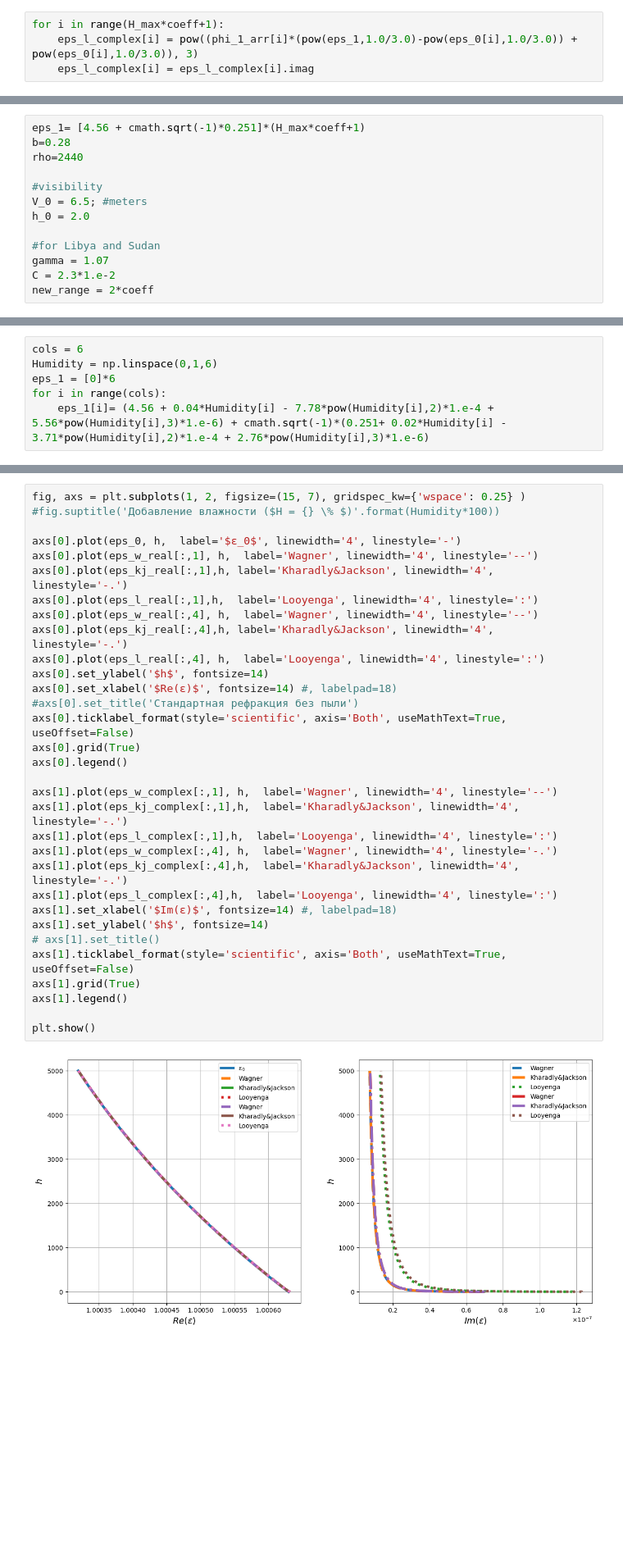
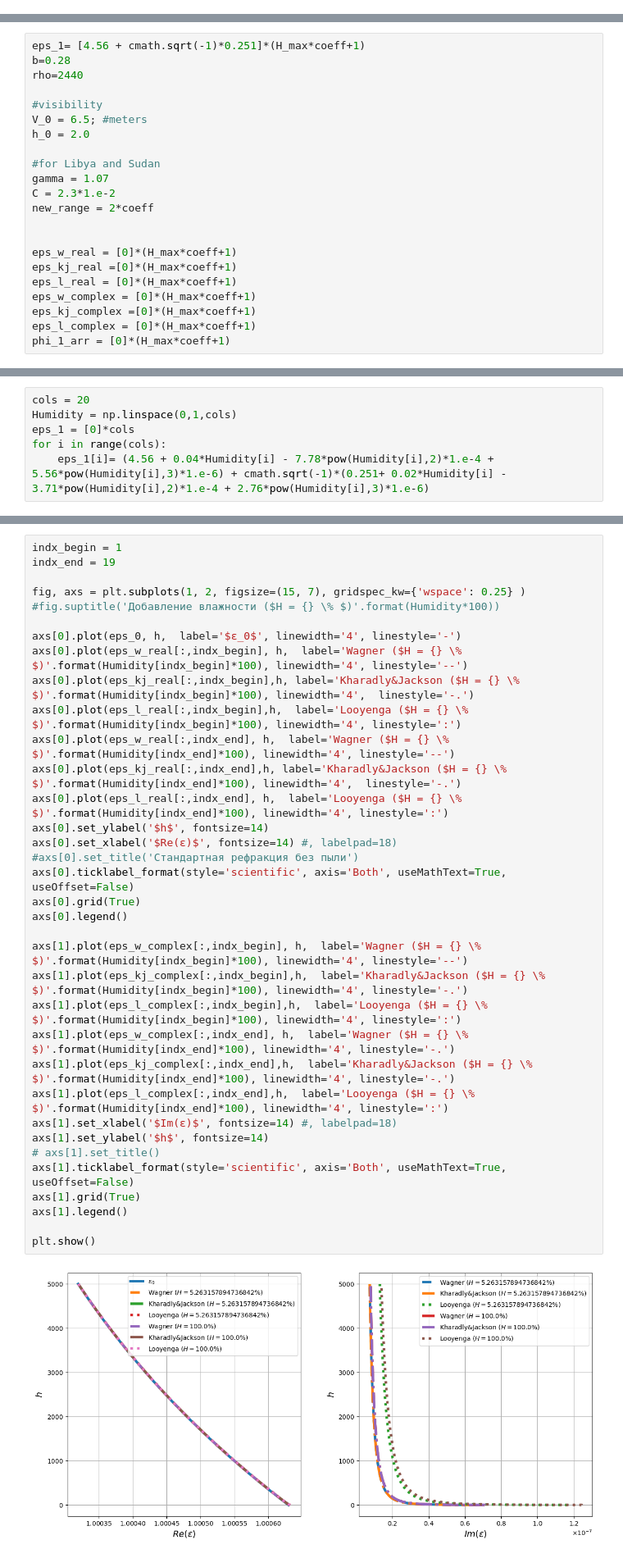
Before and after one commit to Margo-10/pe_radiowaves, a Jupyter notebook: pe_radiowaves.ipynb, the cells around one changed output, grey strips where cells are left out. Shown at 82% size. Saved outputs shown, nothing was run; the diff lists cells and outputs as text; blank space fills up the shorter version.

```diff
--- a/pe_radiowaves.ipynb
+++ b/pe_radiowaves.ipynb
@@ -185,4 +162,0 @@ for i in range(H_max*coeff+1):
-# %%
-for i in range(H_max*coeff+1):
-    eps_l_complex[i] = pow((phi_1_arr[i]*(pow(eps_1,1.0/3.0)-pow(eps_0[i],1.0/3.0)) + pow(eps_0[i],1.0/3.0)), 3)
-    eps_l_complex[i] = eps_l_complex[i].imag
@@ -230,6 +176,15 @@ h_0 = 2.0
 gamma = 1.07
 C = 2.3*1.e-2
 new_range = 2*coeff
+
+
+eps_w_real = [0]*(H_max*coeff+1)
+eps_kj_real =[0]*(H_max*coeff+1)
+eps_l_real = [0]*(H_max*coeff+1)
+eps_w_complex = [0]*(H_max*coeff+1)
+eps_kj_complex =[0]*(H_max*coeff+1)
+eps_l_complex = [0]*(H_max*coeff+1)
+phi_1_arr = [0]*(H_max*coeff+1)
 # %%
 for i in range(H_max*coeff+1):
     if i<new_range :
@@ -324,9 +279,9 @@ plt.show()
 
 <span style="font-size: 48px;">Calculations for various models with φ₁ = φ₁(h) (adding dependence on humidity)</span>
 # %%
-cols = 6
-Humidity = np.linspace(0,1,6)
-eps_1 = [0]*6
+cols = 20
+Humidity = np.linspace(0,1,cols)
+eps_1 = [0]*cols
 for i in range(cols):
     eps_1[i]= (4.56 + 0.04*Humidity[i] - 7.78*pow(Humidity[i],2)*1.e-4 + 5.56*pow(Humidity[i],3)*1.e-6) + cmath.sqrt(-1)*(0.251+ 0.02*Humidity[i] - 3.71*pow(Humidity[i],2)*1.e-4 + 2.76*pow(Humidity[i],3)*1.e-6)
 # %%
@@ -367,38 +322,41 @@ for i in range(H_max * coeff + 1):
         eps_l_complex[i][j] = (pow((phi_1_arr[i]*(pow(eps_1[j],1.0/3.0)-pow(eps_0[i],1.0/3.0)) + pow(eps_0[i],1.0/3.0)), 3))
 eps_l_complex= np.imag(eps_l_complex)
 # %%
+indx_begin = 1
+indx_end = 19
+
 fig, axs = plt.subplots(1, 2, figsize=(15, 7), gridspec_kw={'wspace': 0.25} )
 #fig.suptitle('Добавление влажности ($H = {} \% $)'.format(Humidity*100))
 
 axs[0].plot(eps_0, h,  label='$ε_0$', linewidth='4', linestyle='-')
-axs[0].plot(eps_w_real[:,1], h,  label='Wagner', linewidth='4', linestyle='--')
-axs[0].plot(eps_kj_real[:,1],h, label='Kharadly&Jackson', linewidth='4',  linestyle='-.')
-axs[0].plot(eps_l_real[:,1],h,  label='Looyenga', linewidth='4', linestyle=':')
-axs[0].plot(eps_w_real[:,4], h,  label='Wagner', linewidth='4', linestyle='--')
-axs[0].plot(eps_kj_real[:,4],h, label='Kharadly&Jackson', linewidth='4',  linestyle='-.')
-axs[0].plot(eps_l_real[:,4], h,  label='Looyenga', linewidth='4', linestyle=':')
+axs[0].plot(eps_w_real[:,indx_begin], h,  label='Wagner ($H = {} \% $)'.format(Humidity[indx_begin]*100), linewidth='4', linestyle='--')
+axs[0].plot(eps_kj_real[:,indx_begin],h, label='Kharadly&Jackson ($H = {} \% $)'.format(Humidity[indx_begin]*100), linewidth='4',  linestyle='-.')
+axs[0].plot(eps_l_real[:,indx_begin],h,  label='Looyenga ($H = {} \% $)'.format(Humidity[indx_begin]*100), linewidth='4', linestyle=':')
+axs[0].plot(eps_w_real[:,indx_end], h,  label='Wagner ($H = {} \% $)'.format(Humidity[indx_end]*100), linewidth='4', linestyle='--')
+axs[0].plot(eps_kj_real[:,indx_end],h, label='Kharadly&Jackson ($H = {} \% $)'.format(Humidity[indx_end]*100), linewidth='4',  linestyle='-.')
+axs[0].plot(eps_l_real[:,indx_end], h,  label='Looyenga ($H = {} \% $)'.format(Humidity[indx_end]*100), linewidth='4', linestyle=':')
 axs[0].set_ylabel('$h$', fontsize=14)
 axs[0].set_xlabel('$Re(ε)$', fontsize=14) #, labelpad=18)
 #axs[0].set_title('Стандартная рефракция без пыли')
 axs[0].ticklabel_format(style='scientific', axis='Both', useMathText=True, useOffset=False)
 axs[0].grid(True)
 axs[0].legend()
 
-axs[1].plot(eps_w_complex[:,1], h,  label='Wagner', linewidth='4', linestyle='--')
-axs[1].plot(eps_kj_complex[:,1],h,  label='Kharadly&Jackson', linewidth='4', linestyle='-.')
-axs[1].plot(eps_l_complex[:,1],h,  label='Looyenga', linewidth='4', linestyle=':')
-axs[1].plot(eps_w_complex[:,4], h,  label='Wagner', linewidth='4', linestyle='-.')
-axs[1].plot(eps_kj_complex[:,4],h,  label='Kharadly&Jackson', linewidth='4', linestyle='-.')
-axs[1].plot(eps_l_complex[:,4],h,  label='Looyenga', linewidth='4', linestyle=':')
+axs[1].plot(eps_w_complex[:,indx_begin], h,  label='Wagner ($H = {} \% $)'.format(Humidity[indx_begin]*100), linewidth='4', linestyle='--')
+axs[1].plot(eps_kj_complex[:,indx_begin],h,  label='Kharadly&Jackson ($H = {} \% $)'.format(Humidity[indx_begin]*100), linewidth='4', linestyle='-.')
+axs[1].plot(eps_l_complex[:,indx_begin],h,  label='Looyenga ($H = {} \% $)'.format(Humidity[indx_begin]*100), linewidth='4', linestyle=':')
+axs[1].plot(eps_w_complex[:,indx_end], h,  label='Wagner ($H = {} \% $)'.format(Humidity[indx_end]*100), linewidth='4', linestyle='-.')
+axs[1].plot(eps_kj_complex[:,indx_end],h,  label='Kharadly&Jackson ($H = {} \% $)'.format(Humidity[indx_end]*100), linewidth='4', linestyle='-.')
+axs[1].plot(eps_l_complex[:,indx_end],h,  label='Looyenga ($H = {} \% $)'.format(Humidity[indx_end]*100), linewidth='4', linestyle=':')
 axs[1].set_xlabel('$Im(ε)$', fontsize=14) #, labelpad=18)
 axs[1].set_ylabel('$h$', fontsize=14)
 # axs[1].set_title()
 axs[1].ticklabel_format(style='scientific', axis='Both', useMathText=True, useOffset=False)
 axs[1].grid(True)
 axs[1].legend()
 
 plt.show()
 # %% [output]
-[figure, old version]
+[figure, new version]
 # %% [markdown]
 <span style="font-size: 48px;">Calculations for various models with φ₁ = φ₁(h) for different frequences</span>
```
Also changed, not shown: parts of 15 cells of this notebook.
